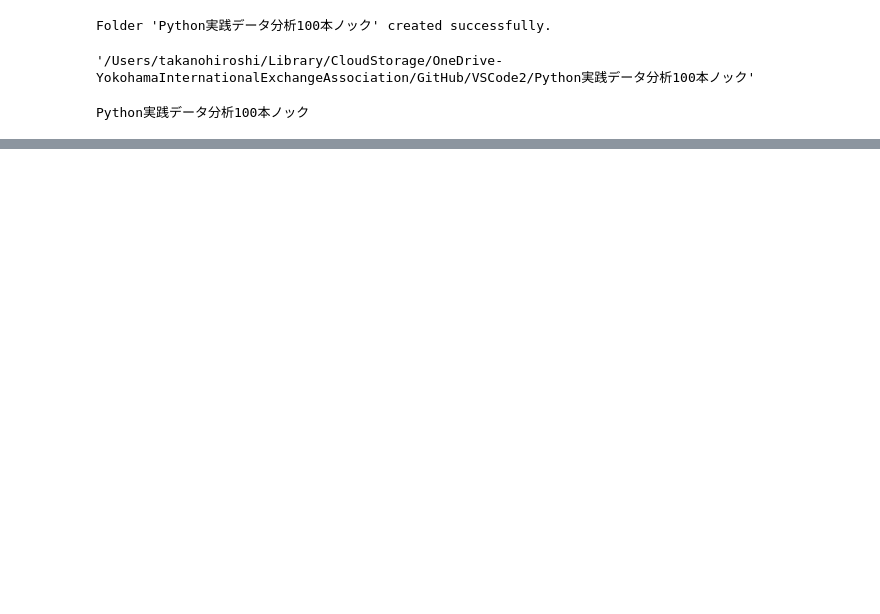
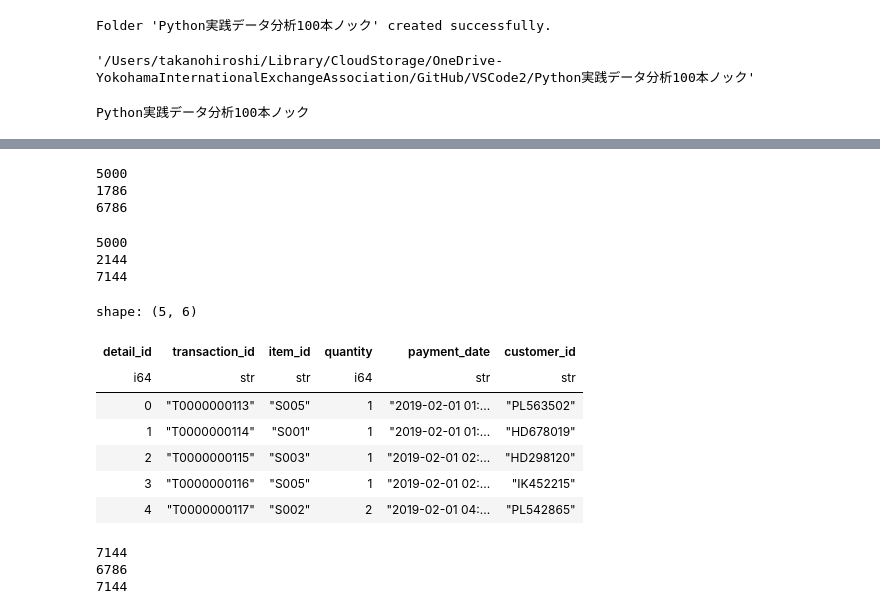
Before and after one commit to HiroshiATakano/VSCode2, a Jupyter notebook: Python実践データ分析100本.ipynb, the cells around one changed output, grey strips where cells are left out. Saved outputs shown, nothing was run; the diff lists cells and outputs as text; code cells hidden in the pictures; blank space fills up the shorter version.

```diff
--- a/Python実践データ分析100本.ipynb
+++ b/Python実践データ分析100本.ipynb
@@ -37,0 +74,3 @@ customer_master =
+# %%
+transaction_detail_1 = pl.read_csv("Data/transaction_detail_1.csv")
+transaction_detail_1.head()
@@ -37,0 +86,3 @@ customer_master =
+# %%
+transaction_2 = pl.read_csv("Data/transaction_2.csv")
+transaction_2.head()
@@ -37,0 +98,5 @@ customer_master =
+# %%
+transaction = pl.concat([transaction_1, transaction_2],how="vertical")
+transaction.head(
+
+)
@@ -37,0 +112,39 @@ customer_master =
+# %%
+print(len(transaction_1))
+print(len(transaction_2))
+print(len(transaction))
+# %% [output]
+5000
+1786
+6786
+# %%
+transaction_detail_2 = pl.read_csv("Data/transaction_detail_2.csv")
+transaction_detail = pl.concat([transaction_detail_1, transaction_detail_2], how="vertical")
+# %%
+print(len(transaction_detail_1))
+print(len(transaction_detail_2))
+print(len(transaction_detail))
+# %% [output]
+5000
+2144
+7144
+# %%
+join_data = transaction_detail.join(transaction[["transaction_id","payment_date","customer_id"]], on="transaction_id", how="left")
+join_data.head()
+# %% [output]
+shape: (5, 6)
+| detail_id | transaction_id | item_id | quantity | payment_date | customer_id |
+| i64 | str | str | i64 | str | str |
+| 0 | "T0000000113" | "S005" | 1 | "2019-02-01 01:... | "PL563502" |
+| 1 | "T0000000114" | "S001" | 1 | "2019-02-01 01:... | "HD678019" |
+| 2 | "T0000000115" | "S003" | 1 | "2019-02-01 02:... | "HD298120" |
+| 3 | "T0000000116" | "S005" | 1 | "2019-02-01 02:... | "IK452215" |
+| 4 | "T0000000117" | "S002" | 2 | "2019-02-01 04:... | "PL542865" |
+# %%
+print(len(transaction_detail))
+print(len(transaction))
+print(len(join_data))
+# %% [output]
+7144
+6786
+7144
```
Also changed, not shown: parts of 7 cells of this notebook, 6 other files.
